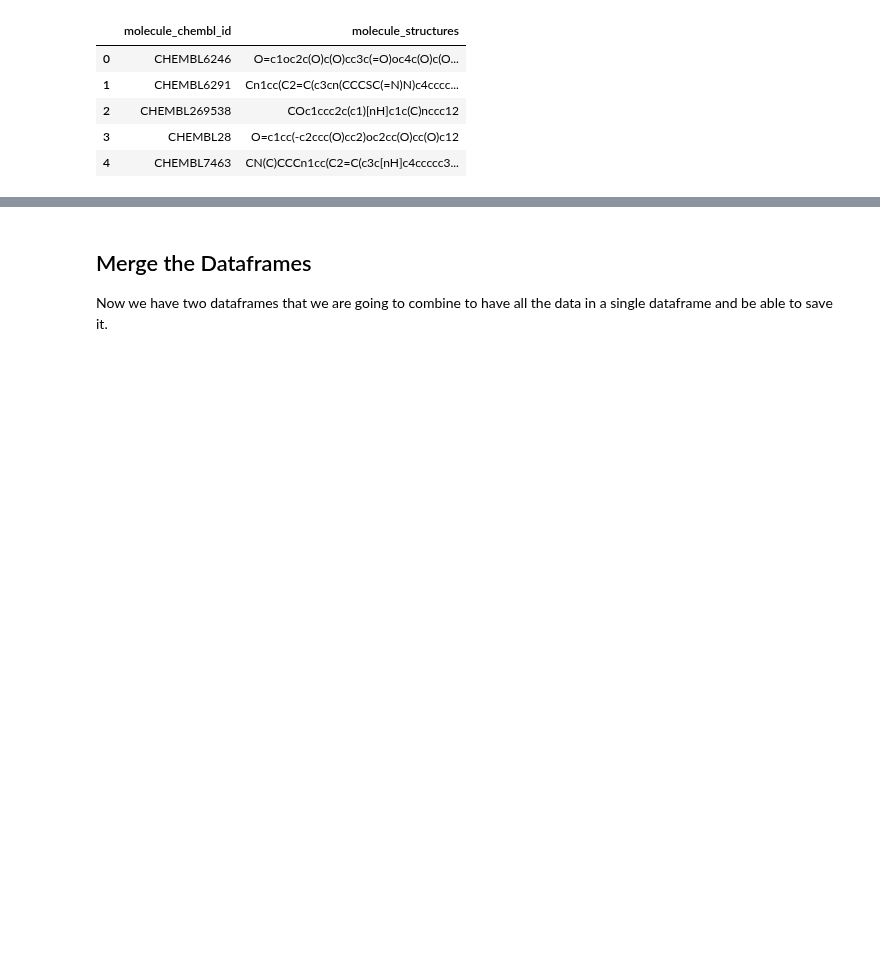
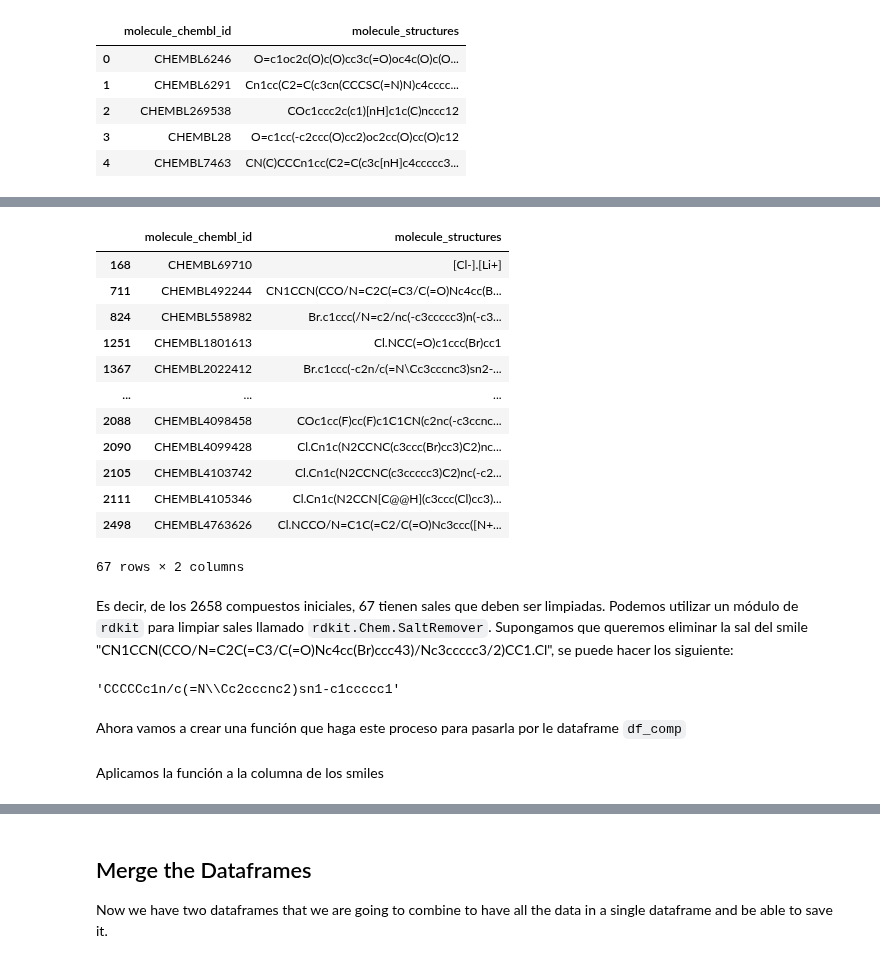
Before and after one commit to ramirezlab/CHEMO, a Jupyter notebook: 2_PART_TWO/2.1_Dataframes.en.ipynb, the cells around one changed output, grey strips where cells are left out. Drawn from its saved outputs; the diff is of its cells as text; code cells hidden in the pictures; blank space fills up the shorter version.

```diff
--- a/2_PART_TWO/2.1_Dataframes.en.ipynb
+++ b/2_PART_TWO/2.1_Dataframes.en.ipynb
@@ -676,0 +683,36 @@ df_comp.head()
+# %%
+df_comp[df_comp.molecule_structures.str.contains("\.")]
+# %% [output]
+|  | molecule_chembl_id | molecule_structures |
+| 168 | CHEMBL69710 | [Cl-].[Li+] |
+| 711 | CHEMBL492244 | CN1CCN(CCO/N=C2C(=C3/C(=O)Nc4cc(B... |
+| 824 | CHEMBL558982 | Br.c1ccc(/N=c2/nc(-c3ccccc3)n(-c3... |
+| 1251 | CHEMBL1801613 | Cl.NCC(=O)c1ccc(Br)cc1 |
+| 1367 | CHEMBL2022412 | Br.c1ccc(-c2n/c(=N\Cc3cccnc3)sn2-... |
+| ... | ... | ... |
+| 2088 | CHEMBL4098458 | COc1cc(F)cc(F)c1C1CN(c2nc(-c3ccnc... |
+| 2090 | CHEMBL4099428 | Cl.Cn1c(N2CCNC(c3ccc(Br)cc3)C2)nc... |
+| 2105 | CHEMBL4103742 | Cl.Cn1c(N2CCNC(c3ccccc3)C2)nc(-c2... |
+| 2111 | CHEMBL4105346 | Cl.Cn1c(N2CCN[C@@H](c3ccc(Cl)cc3)... |
+| 2498 | CHEMBL4763626 | Cl.NCCO/N=C1C(=C2/C(=O)Nc3ccc([N+... |
+67 rows × 2 columns
+# %% [markdown]
+Es decir, de los 2658 compuestos iniciales, 67 tienen sales que deben ser limpiadas. Podemos utilizar un módulo de `rdkit` para limpiar sales llamado `rdkit.Chem.SaltRemover`.
+Supongamos que queremos eliminar la sal del smile "CN1CCN(CCO/N=C2C(=C3/C(=O)Nc4cc(Br)ccc43)/Nc3ccccc3/2)CC1.Cl", se puede hacer los siguiente:
+# %%
+# librerías
+from rdkit.Chem.SaltRemover import SaltRemover
+from rdkit.Chem import MolFromSmiles, MolToSmiles
+
+# Se carga el modulo para remover las sales
+remover = SaltRemover()
+# se comvierte el smile a un objeto mol
+mol = MolFromSmiles('Br.CCCCCc1n/c(=N\Cc2cccnc2)sn1-c1ccccc1')
+# se remueve las sales (res=molécula, deleted=fragmento eliminado)
+res, deleted = remover.StripMolWithDeleted(mol)
+# se comvierte el objeto mol a smiles nuevamente y eliminar espacios en blanco
+MolToSmiles(res).strip()
+# %% [output]
+'CCCCCc1n/c(=N\\Cc2cccnc2)sn1-c1ccccc1'
+# %% [markdown]
+Ahora vamos a crear una función que haga este proceso para pasarla por le dataframe `df_comp`
@@ -676,0 +725,2 @@ df_comp.head()
+# %% [markdown]
+Aplicamos la función a la columna de los smiles
```
Also changed, not shown: parts of 32 cells of this notebook, 3 other files.
